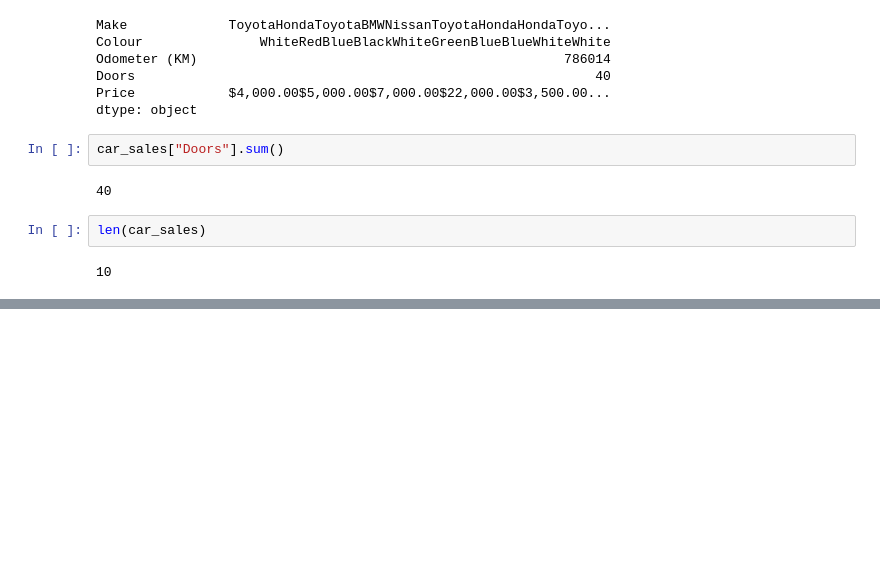
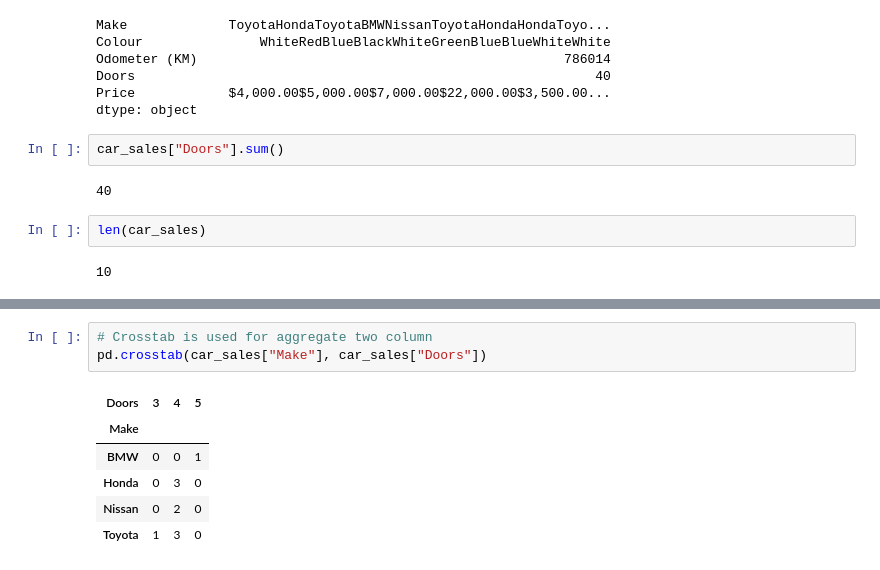
Before and after one commit to Minhajul99/Machine-Learning, a Jupyter notebook: Pandas.ipynb, the cells around one changed output, grey strips where cells are left out. Cells and saved outputs as stored; diff of their text form; blank space fills up the shorter version.

```diff
--- a/Pandas.ipynb
+++ b/Pandas.ipynb
@@ -138,0 +292,10 @@ len(car_sales)
+# %%
+# Crosstab is used for aggregate two column
+pd.crosstab(car_sales["Make"], car_sales["Doors"])
+# %% [output]
+| Doors | 3 | 4 | 5 |
+| Make |  |  |  |
+| BMW | 0 | 0 | 1 |
+| Honda | 0 | 3 | 0 |
+| Nissan | 0 | 2 | 0 |
+| Toyota | 1 | 3 | 0 |
```
Also changed, not shown: parts of 19 cells of this notebook.
